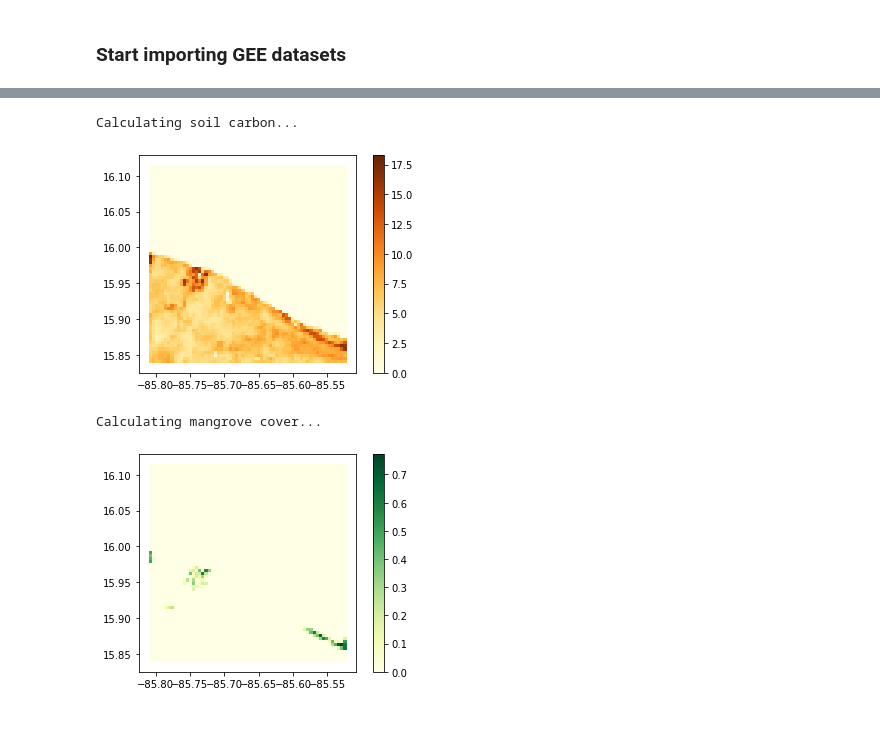
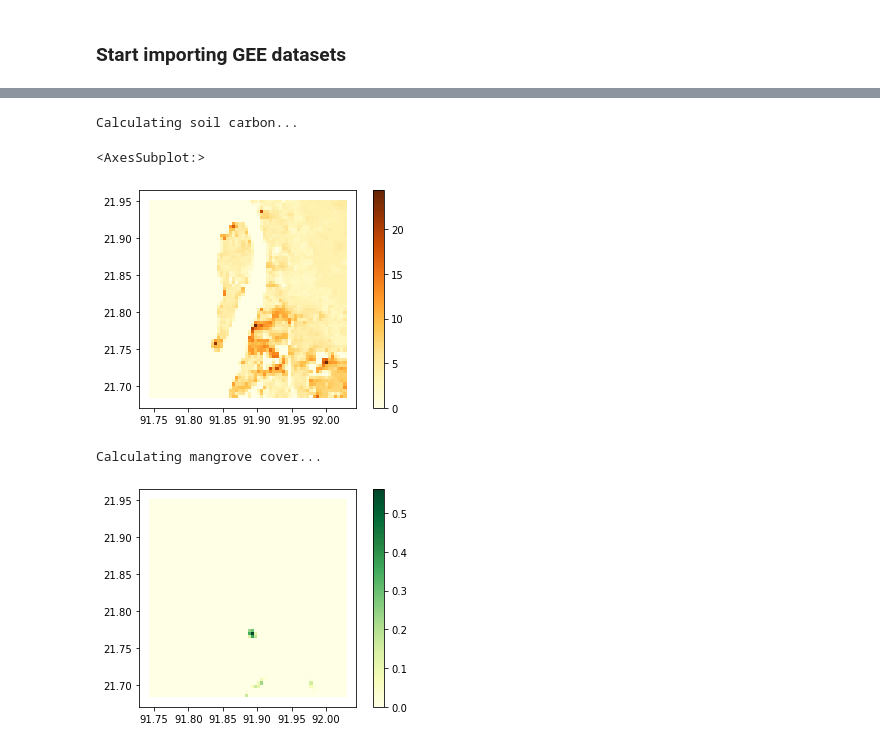
Before and after one commit to alisonpeard/hybridmodels, a Jupyter notebook: python/A. Data Acquisition.ipynb, the cells around one changed output, grey strips where cells are left out. Cells and saved outputs as stored; diff of their text form; code cells hidden in the pictures.

```diff
--- a/python/A. Data Acquisition.ipynb
+++ b/python/A. Data Acquisition.ipynb
@@ -35,19 +37,18 @@ def get_rows_and_cols(df, gridsize=1000):
 # %%
 # load general storm/aoi data
-storm = "iota"
-region = "loweraguanbasin"
-subregion = 0
+storm = "roanu"
+region = "satkania"
+subregion = 1
 gridsize = 500
 stagger = 0  # staggers in (x, y) dirs, choose from {-250, 0, 250}
-recalculate = True
+recalculate = False
+mask = False
 
 # define directories
 wd = join("..", "data", "indata_new")
 indir = join(wd, f"{storm}_{region}")
 startdate, enddate = [*pd.read_csv(join(wd, "event_dates.csv"),
                                    index_col="storm").loc[storm]]
-
-
 
 # load json for user-defined aoi
 geoJSON = literal_eval(pd.read_csv(join(wd, "event_geojsons.csv"),
@@ -311,33 +299,33 @@ Calculating precip...
 # %%
 # soil organic carbon
 feature_gdf = gpd.read_file(join(indir, f'feature_stats_{subregion}_{stagger}.shp'))
 
 if "soilcarbon" not in feature_gdf or recalculate:
     print("Calculating soil carbon...")
     soilcarbon = (ee.Image("OpenLandMap/SOL/SOL_ORGANIC-CARBON_USDA-6A1C_M/v02")
                   .select('b0')
                   .clip(aoi_ee)
                   .unmask(0))
 
     # Add reducer output to the Features in the collection
     soilcarbon.projection().getInfo()
     scale = soilcarbon.projection().nominalScale().getInfo()
     mean_soilcarbon = soilcarbon.reduceRegions(collection=grid_ee,
                                              reducer=ee.Reducer.mean(),
-                                              scale=scale)
+                                             scale=250)
 
+    # save output file
     soilcarbon_list = mean_soilcarbon.aggregate_array('mean').getInfo()
     feature_gdf["soilcarbon"] = soilcarbon_list
     feature_gdf.to_file(join(indir, f'feature_stats_{subregion}_{stagger}.shp'))
 
+# plot output
 fig, ax = plt.subplots(1, 1)
 feature_gdf.plot(column='soilcarbon', ax=ax, cmap="YlOrBr", legend=True)
-
-if mask:
-    plot_mask.plot("mask", ax=ax, cmap="binary_r");
 # %% [output]
 Calculating soil carbon...
+<AxesSubplot:>
-[figure, old version]
+[figure, new version]
 # %%
 # mangrove forests from year 2000 Giri (2011)
 feature_gdf = gpd.read_file(join(indir, f'feature_stats_{subregion}_{stagger}.shp'))
@@ -353,19 +341,17 @@ if "mangrove" not in feature_gdf or recalculate:
     # Add reducer output to the Features in the collection
     mean_mangrove = mangrove.reduceRegions(collection=grid_ee,
                                              reducer=ee.Reducer.mean(),
-                                              scale=50)
+                                             scale=50)
     mangrove_list = mean_mangrove.aggregate_array('mean').getInfo()
     feature_gdf["mangrove"] = mangrove_list
     feature_gdf.to_file(join(indir, f'feature_stats_{subregion}_{stagger}.shp'))
 
+# plot output
 fig, ax = plt.subplots(1, 1)
-feature_gdf.plot(column='mangrove', ax=ax, cmap="YlGn", legend=True)
-
-if mask:
-    plot_mask.plot("mask", ax=ax, cmap="binary_r");
+feature_gdf.plot(column='mangrove', ax=ax, cmap="YlGn", legend=True);
 # %% [output]
 Calculating mangrove cover...
-[figure, old version]
+[figure, new version]
 # %%
 # NDVI (reprojected and masked from mangroves)
 feature_gdf = gpd.read_file(join(indir, f'feature_stats_{subregion}_{stagger}.shp'))
```
Also changed, not shown: parts of 27 cells of this notebook, 2 other files.
